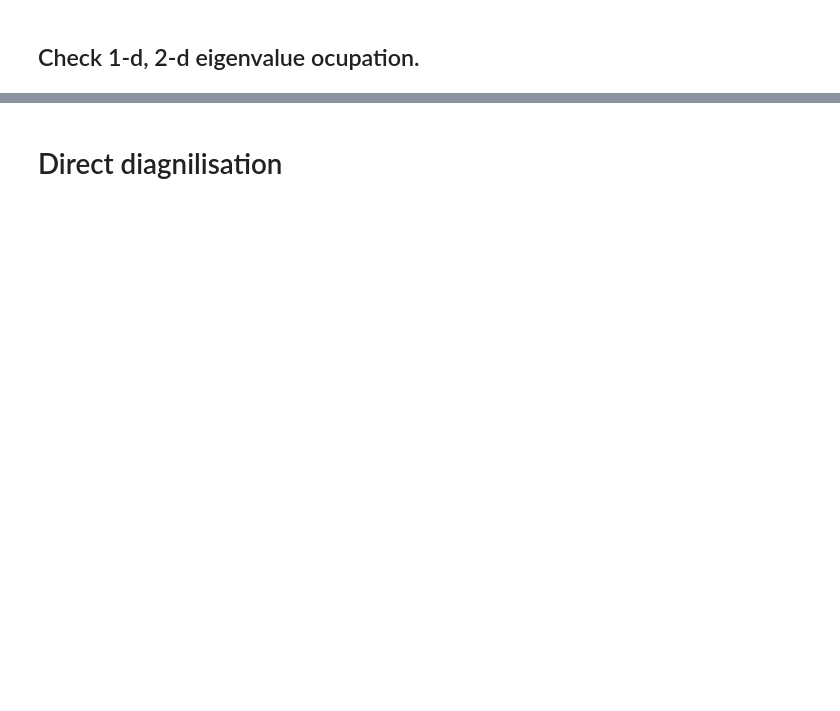
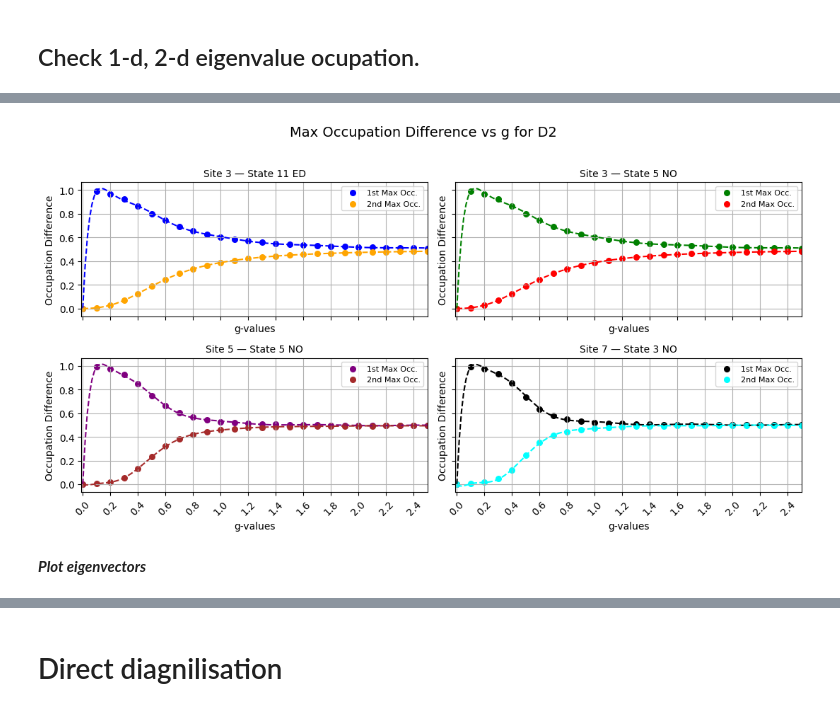
Before and after one commit to Gilfrim/Computational-Analysis-of-Many-Rotor-Systems, a Jupyter notebook: direct_diagnolisation.ipynb, the cells around one changed output, grey strips where cells are left out. Cells and saved outputs as stored; diff of their text form; code cells hidden in the pictures; blank space fills up the shorter version.

```diff
--- a/direct_diagnolisation.ipynb
+++ b/direct_diagnolisation.ipynb
@@ -268,0 +447,49 @@ visible_idx = np.r_[0:10, 19, 49]
+# %%
+# ---- Two curves per subplot ----
+# Each entry = ( [y1, y2], [label1, label2], [color1, color2], graph_title )
+datasets = [
+    ([si3_st11_ED[2, :], si3_st11_ED[3, :]],
+     ['1st Max Occ.', '2nd Max Occ.'],
+     ['blue', 'orange'],
+     'Site 3 — State 11 ED'),
+    ([si3_st5_NO[2, :],  si3_st5_NO[3, :]],
+     ['1st Max Occ.', '2nd Max Occ.'],
+     ['green', 'red'],
+     'Site 3 — State 5 NO'),
+    ([si5_st5_NO[2, :],  si5_st5_NO[3, :]],
+     ['1st Max Occ.', '2nd Max Occ.'],
+     ['purple', 'brown'],
+     'Site 5 — State 5 NO'),
+    ([si7_st3_NO[2, :],  si7_st3_NO[3, :]],
+     ['1st Max Occ.', '2nd Max Occ.'],
+     ['black', 'cyan'],
+     'Site 7 — State 3 NO')
+]
+
+fig, axes = plt.subplots(2, 2, figsize=(11, 6), sharex=True, sharey=True)
+axes = axes.flatten()
+
+for ax, (y_list, labels, colors, title) in zip(axes, datasets):
+    # plot both lines in each subplot
+    for y_data, label, color in zip(y_list, labels, colors):
+        scatter_and_fit_4(g_array, y_data, label, color, degree=dim_fit, ax=ax)
+
+    ax.set_title(title, fontsize=10)  # 👈 Individual graph name
+    ax.grid(True)
+    ax.legend(fontsize=8)
+
+# Global axis formatting
+for ax in axes:
+    ax.set_xlim(-0.01, g_array[g_array <= 2.5].max())
+    ax.set_xticks((g_array[g_array <= 2.5])[::2])
+    ax.tick_params(axis='x', rotation=45)
+    ax.set_xlabel("g-values")
+    ax.set_ylabel("Occupation Difference")
+
+fig.suptitle("Max Occupation Difference vs g for D2", fontsize=14)
+fig.tight_layout(rect=[0, 0, 1, 0.96])
+plt.show()
+# %% [output]
+[figure, added]
+# %% [markdown]
+***Plot eigenvectors***
```
Also changed, not shown: parts of 34 cells of this notebook, 26 other files.
